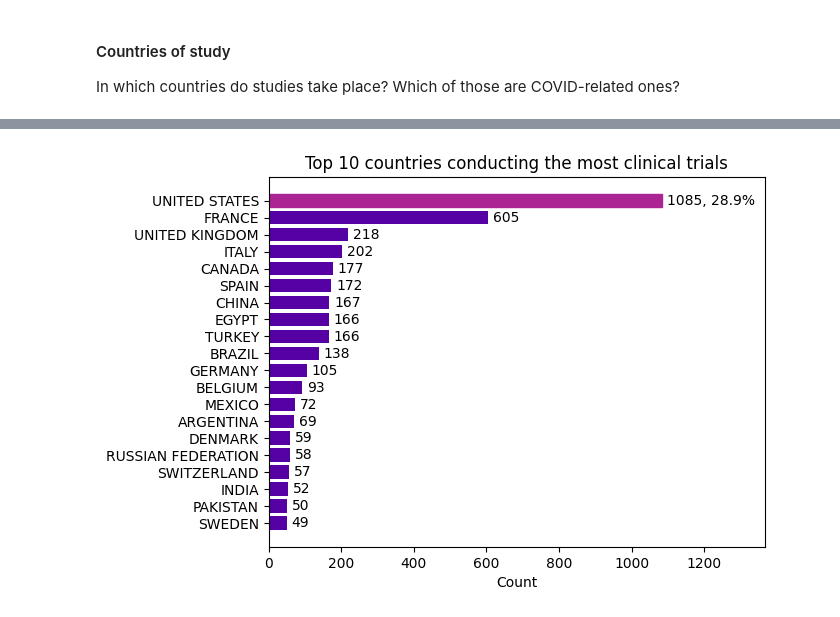
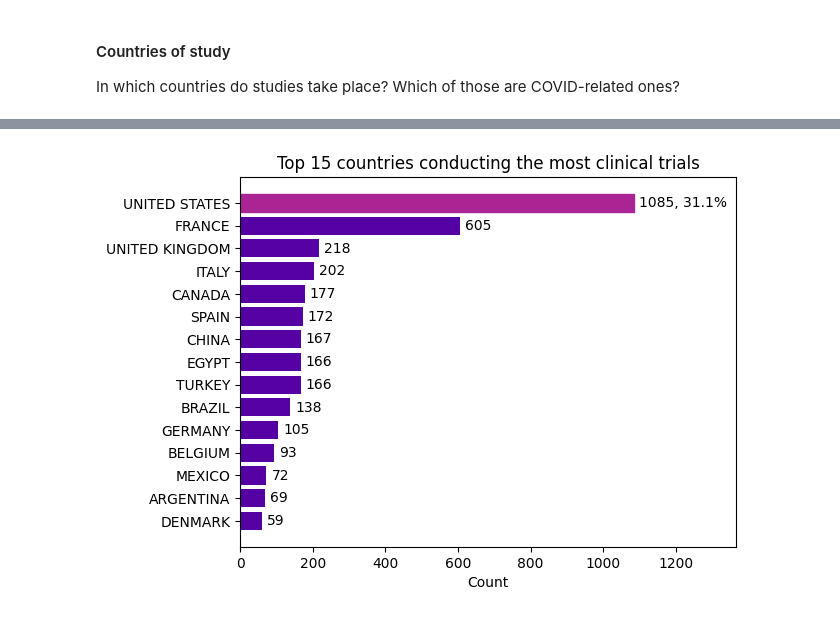
Before and after one commit to chels-kim/kaggle-covid-clintri, a Jupyter notebook: kaggle-covid-clintri/COVID-19 Clinical Trials.ipynb, the cells around one changed output, grey strips where cells are left out. Cells and saved outputs as stored; diff of their text form; code cells hidden in the pictures.

```diff
--- a/kaggle-covid-clintri/COVID-19 Clinical Trials.ipynb
+++ b/kaggle-covid-clintri/COVID-19 Clinical Trials.ipynb
@@ -536,15 +536,13 @@ Secondly, the following are the definitions of each category of expanded access
 - **Approved for marketing**: The intervention has been approved by the U.S. Food and Drug Administration for use by the public.
 # %%
 
-
 # TODO: Sort each, and colour each bar according to the groups
-df_studies['status_detail'] = ['']*len(df_studies.overall_status)
+df_studies['status_group'] = ['']*len(df_studies.overall_status)
 overall_status_list = list(df_studies['overall_status'].value_counts().index)
 print(overall_status_list)
 # %% [output]
 ['Recruiting', 'Not yet recruiting', 'Completed', 'Active, not recruiting', 'Enrolling by invitation', 'Withdrawn', 'Terminated', 'Suspended', 'Available', 'No longer available', 'Approved for marketi ...
 # %%
-
 
 # Group the statuses
 group_labels = ['Not started', 'In prep / Active', 'Inactive', 'Finished', 'Expanded access']
@@ -564,7 +562,7 @@ for i, s in enumerate(overall_status_list):
         idx = 4
     elif s == 'Unknown':
         idx = 5
-    df_studies.loc[df_studies['overall_status'] == s,'status_detail'] = group_labels[idx]
+    df_studies.loc[df_studies['overall_status'] == s,'status_group'] = group_labels[idx]
 
 # Create a code for each study topic
 df_studies['study_topic_code'] = [''] * len(df_studies['study_topic'])
@@ -576,10 +574,20 @@ df_studies.loc[df_studies.study_topic == 'Unrelated', 'study_topic_code'] = 0
 df_studies.loc[df_studies.study_topic == 'Unrelated, Respiratory', 'study_topic_code'] = 0
 
 # Sort within each group
-grouped_status = df_studies.groupby(['status_detail','overall_status','study_topic_code'])['study_topic_code'].agg(len)\
+grouped_status = df_studies.groupby(['status_group','overall_status','study_topic_code'])['study_topic_code'].agg(len)\
     .unstack()
 
-# grouped_status.sum(axis=1)
-# grouped_status.values
-isinstance(grouped_status.index, pd.MultiIndex)
-# grouped_status.index.get_level_values(0).to_list()
+grouped_status['sum'] = grouped_status.sum(axis=1)
+
+dfs = []
+indexList = np.asarray(grouped_status.index.get_level_values(0))
+
+for gr_label in group_labels:
+    df = grouped_status.iloc[np.where(indexList==gr_label)[0]].sort_values(by='sum',ascending=False)
+    # df['status_group'] = [gr_label]*len(df.index)
+    dfs.append(df)
+
+grouped_status = pd.concat(dfs)
+del grouped_status['sum']
+# grouped_status.reindex(mi)#.groupby(['status_group','overall_status','study_topic_code'])['study_topic_code'].agg(len)
+# grouped_status.reset_index()#.index.sortlevel(level=0,ascending=group_labels)
@@ -714,11 +714,11 @@ For a multi-index, the label must be a tuple with elements corresponding to each
 # %%
 countries = list(df_studies['location_countries'].value_counts().index)
 country_counts = list(df_studies['location_countries'].value_counts().values)
 
-mybarh(countries[:20],country_counts[:20],
-       title='Top 10 countries conducting the most clinical trials')
+mybarh(countries[:15],country_counts[:15],
+       title='Top 15 countries conducting the most clinical trials')
 # %% [output]
-[figure, old version]
+[figure, new version]
 # %% [markdown]
 
 
```
Also changed, not shown: parts of 8 cells of this notebook.
